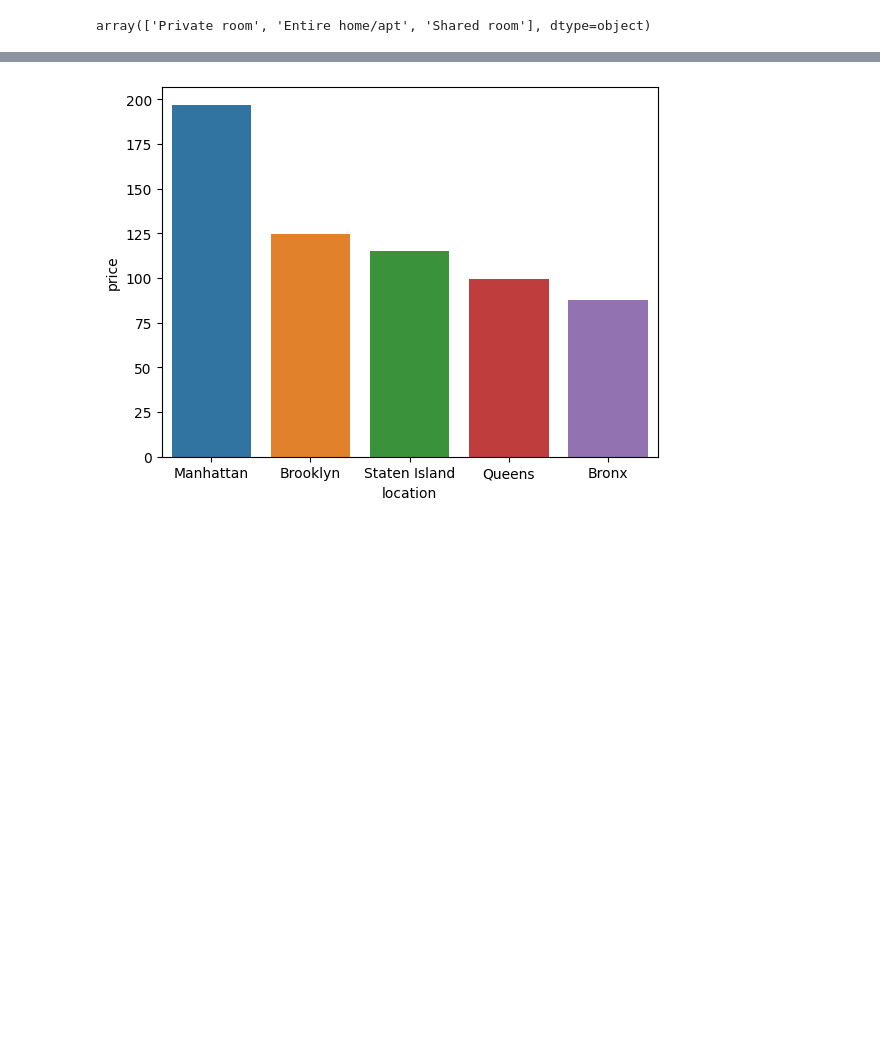
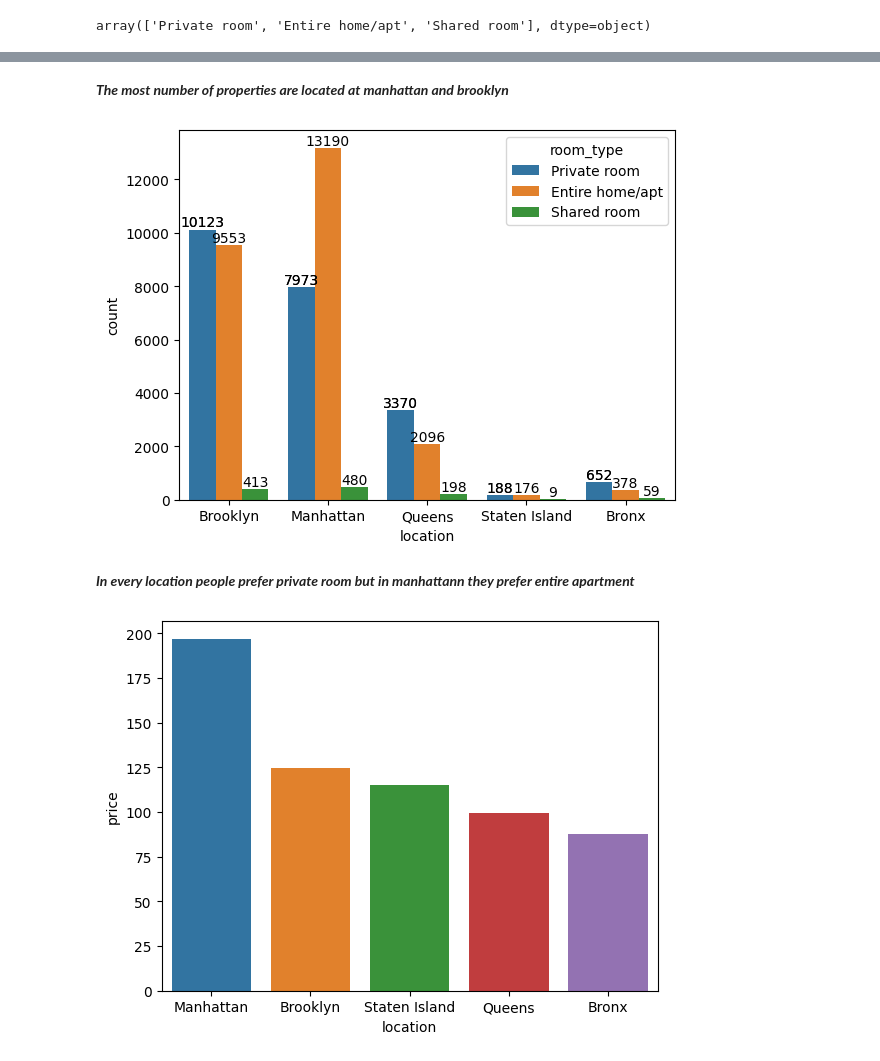
Before and after one commit to ankit-chuahan/Air_bnb_project, a Jupyter notebook: Airbnb_project.ipynb, the cells around one changed output, grey strips where cells are left out. Drawn from its saved outputs; the diff is of its cells as text; code cells hidden in the pictures; blank space fills up the shorter version.

```diff
--- a/Airbnb_project.ipynb
+++ b/Airbnb_project.ipynb
@@ -141,3 +148,19 @@ air.head(2)
+# %% [markdown]
+***The most number of properties are located at manhattan and brooklyn***
+# %%
+# location according to the type of rooms avilable
+
+
+
+gen = sns.countplot( x="location",data = air,hue="room_type")
+gen.bar_label(gen.containers[0])
+for p in gen.containers:
+    gen.bar_label(p,label_type='edge')
+plt.show()
+# %% [output]
+[figure, added]
+# %% [markdown]
+***In every location people prefer private room but in manhattann they prefer entire apartment***
 # %%
 # effect of location on price
 
```
Also changed, not shown: parts of 21 cells of this notebook.
